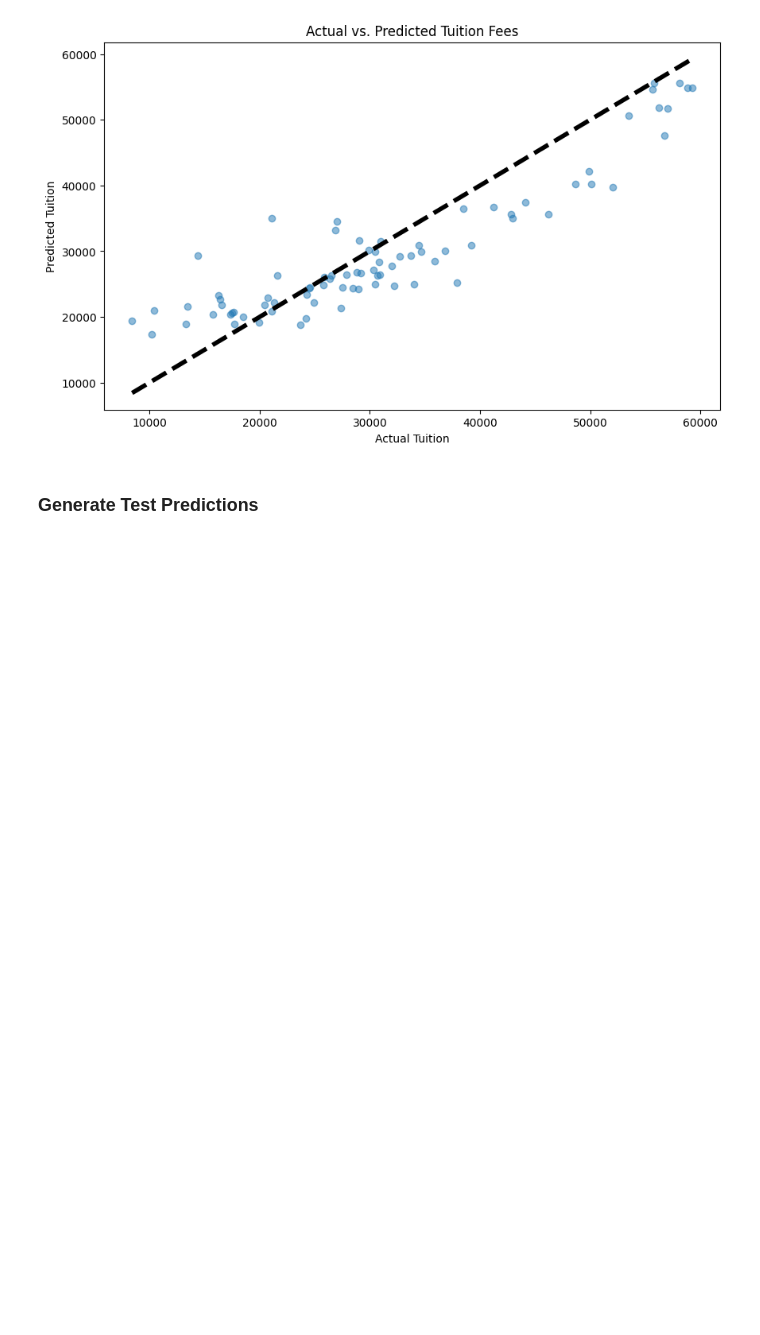
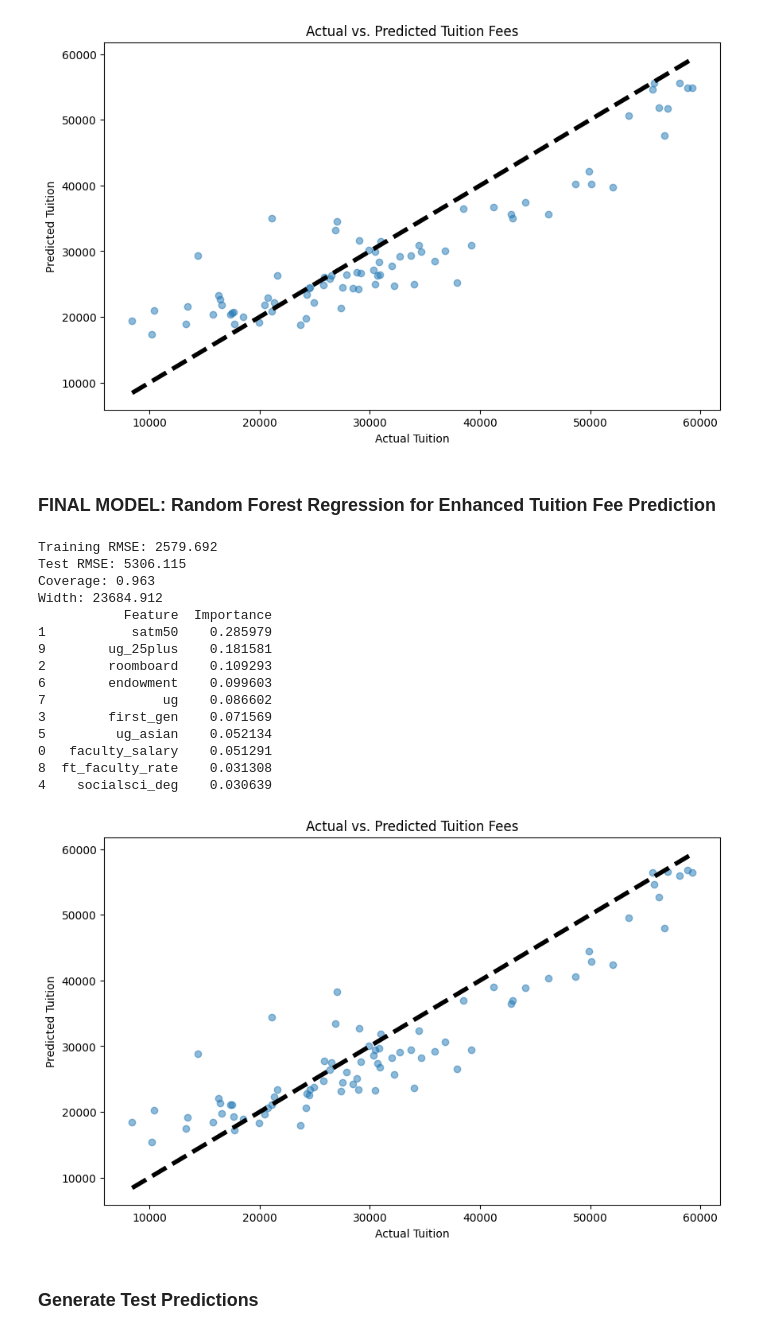
Before and after one commit to VarunBondugula/StatisticalLearning-PredictionModel, a Jupyter notebook: Final Project.ipynb, the cells around one changed output. Drawn from its saved outputs; the diff is of its cells as text; code cells hidden in the pictures; blank space fills up the shorter version.

```diff
--- a/Final Project.ipynb
+++ b/Final Project.ipynb
@@ -484,6 +445,9 @@ Best RMSE: 6958.832129334279
 # %% [markdown]
 Evaluating the Optimized Random Forest Model on Test Data
 # %%
+print("Best parameters:", best_params)
+print("Best RMSE:", best_rmse)
+
 # Initialize the Random Forest model with the best parameters
 optimized_rf = RandomForestRegressor(
     criterion='absolute_error',
@@ -493,17 +457,24 @@ optimized_rf = RandomForestRegressor(
     random_state=42
 )
 
+mapie_optimized_rf = MapieRegressor(optimized_rf, agg_function="median")
+
 # Fit the model on the training data
-optimized_rf.fit(X_train, y_train)
+mapie_optimized_rf.fit(X_train, y_train)
 
 # Predict on the test set
-y_train_pred_rf = optimized_rf.predict(X_train)
-y_test_pred_optimized = optimized_rf.predict(X_test)
+y_train_pred_rf = mapie_optimized_rf.predict(X_train)
+y_test_pred_optimized, y_test_pred_optimized_pis = mapie_optimized_rf.predict(X_test, alpha=[0.10])
 
 # Evaluate the model using RMSE
 optimized_train_rmse = np.sqrt(mean_squared_error(y_train, y_train_pred_rf))
 optimized_test_rmse = np.sqrt(mean_squared_error(y_test, y_test_pred_optimized))
 
+# Generate Prediction Coverage and Width
+coverage_optimized = np.mean((y_test >= y_test_pred_optimized_pis[:,0,0]) & (y_test <= y_test_pred_optimized_pis[:,1,0]))
+width_optimized = np.mean(y_test_pred_optimized_pis[:,1,0]-y_test_pred_optimized_pis[:,0,0])
+
 print(f"Optimized Random Forest Train RMSE: {optimized_train_rmse:.2f}")
 print(f"Optimized Random Forest Test RMSE: {optimized_test_rmse:.2f}")
+print(f"Prediction Coverage: {coverage_optimized:.3f} \t Width: {width_optimized:.3f}")
 # %% [output]
@@ -521,6 +495,68 @@ plt.title('Actual vs. Predicted Tuition Fees')
 plt.show()
 # %% [output]
 [figure]
+# %% [markdown]
+### FINAL MODEL: Random Forest Regression for Enhanced Tuition Fee Prediction
+# %%
+from sklearn.ensemble import RandomForestRegressor
+from sklearn.metrics import mean_squared_error
+from mapie.regression import MapieRegressor
+
+# Initialize the Random Forest model
+random_forest = RandomForestRegressor(n_estimators=100, random_state=42)
+mapie = MapieRegressor(random_forest,cv=10,agg_function="median")
+
+# Fit the model on the training data
+mapie.fit(X_train, y_train)
+
+# Predict on the training set and test set
+y_train_pred_rf, y_train_pred_pis = mapie.predict(X_train, alpha=[0.10])
+y_test_pred_rf, y_test_pred_pis = mapie.predict(X_test,alpha=[0.10])
+
+# Evaluate the model using RMSE
+train_rmse_rf = np.sqrt(mean_squared_error(y_train, y_train_pred_rf))
+test_rmse_rf = np.sqrt(mean_squared_error(y_test, y_test_pred_rf))
+
+# Prediction coverage and width
+coverage_rf = np.mean((y_test >= y_test_pred_pis[:,0,0]) & (y_test <= y_test_pred_pis[:,1,0]))
+width_rf = np.mean(y_test_pred_pis[:,1,0]-y_test_pred_pis[:,0,0])
+
+print(f"Training RMSE: {train_rmse_rf:.3f}")
+print(f"Test RMSE: {test_rmse_rf:.3f}")
+print(f"Coverage: {coverage_rf:.3f}")
+print(f"Width: {width_rf:.3f}")
+
+
+# Optionally, examine feature importance
+random_forest.fit(X_train,y_train)
+feature_importances = random_forest.feature_importances_
+importance_df = pd.DataFrame({'Feature': features, 'Importance': feature_importances}).sort_values(by='Importance', ascending=False)
+print(importance_df)
+
+plt.figure(figsize=(10, 6))
+plt.scatter(y_test, y_test_pred_rf, alpha=0.5)
+plt.plot([y_test.min(), y_test.max()], [y_test.min(), y_test.max()], 'k--', lw=4)
+plt.xlabel('Actual Tuition')
+plt.ylabel('Predicted Tuition')
+plt.title('Actual vs. Predicted Tuition Fees')
+plt.show()
+# %% [output]
+Training RMSE: 2579.692
+Test RMSE: 5306.115
+Coverage: 0.963
+Width: 23684.912
+           Feature  Importance
+1           satm50    0.285979
+9        ug_25plus    0.181581
+2        roomboard    0.109293
+6        endowment    0.099603
+7               ug    0.086602
+3        first_gen    0.071569
+5         ug_asian    0.052134
+0   faculty_salary    0.051291
+8  ft_faculty_rate    0.031308
+4    socialsci_deg    0.030639
+[figure, added]
 # %% [markdown]
 ### Generate Test Predictions
 # %%
```
Also changed, not shown: parts of 9 cells of this notebook.
